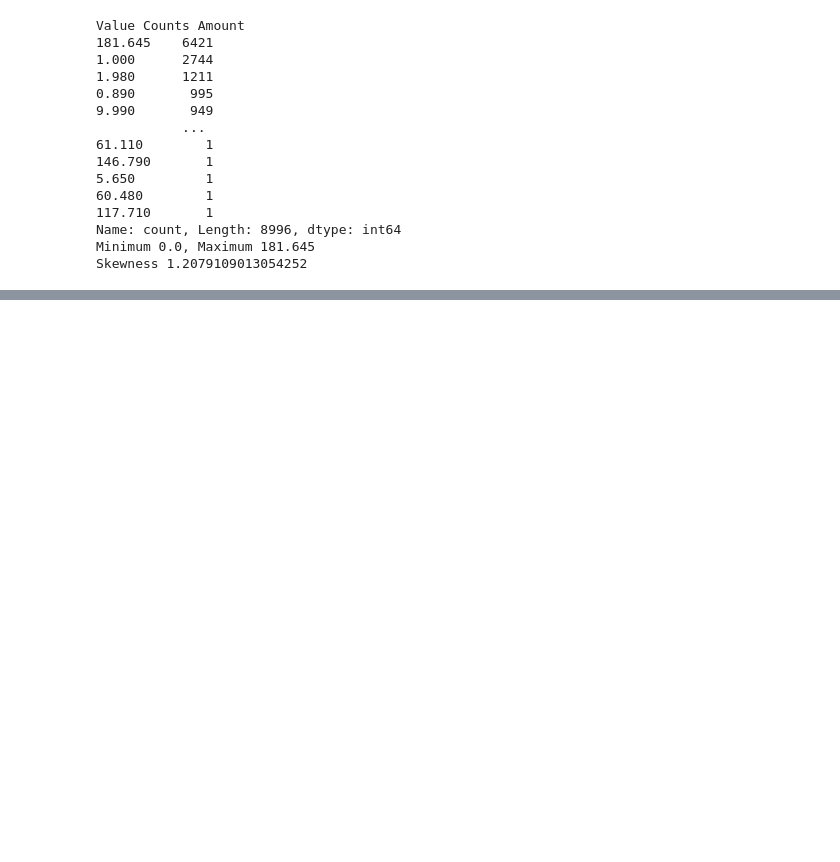
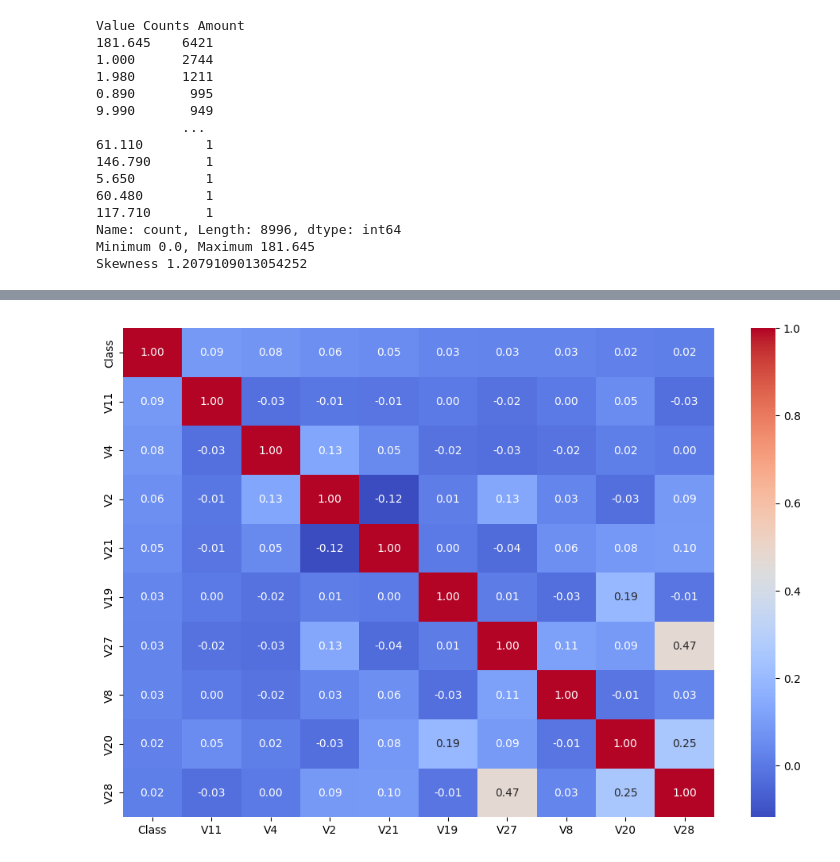
Before and after one commit to ahmeddiab1234/Credit_Card_Fraud_Detection, a Jupyter notebook: EDA.ipynb, the cells around one changed output, grey strips where cells are left out. Drawn from its saved outputs; the diff is of its cells as text; code cells hidden in the pictures; blank space fills up the shorter version.

```diff
--- a/EDA.ipynb
+++ b/EDA.ipynb
@@ -241,0 +264,6 @@ Skewness 1.2079109013054252
+# %%
+df['Hours'] = df['Time']/60/60
+
+cols = ['Hours', 'Class']
+corr = df[cols].corr()
+print(corr)
@@ -241,0 +280,2 @@ Skewness 1.2079109013054252
+# %%
+df.drop(columns=['Time'], axis=1, inplace=True)
@@ -241,0 +298,9 @@ Skewness 1.2079109013054252
+# %%
+cols = ['Class','V11','V4','V2','V21','V19','V27','V8','V20','V28']
+corr = df[cols].corr()
+plt.figure(figsize=(12,8))
+sns.heatmap(corr, cmap= 'coolwarm', annot=True, fmt='.2f')
+
+plt.show()
+# %% [output]
+[figure, added]
```
Also changed, not shown: parts of 13 cells of this notebook, 4 other files.
